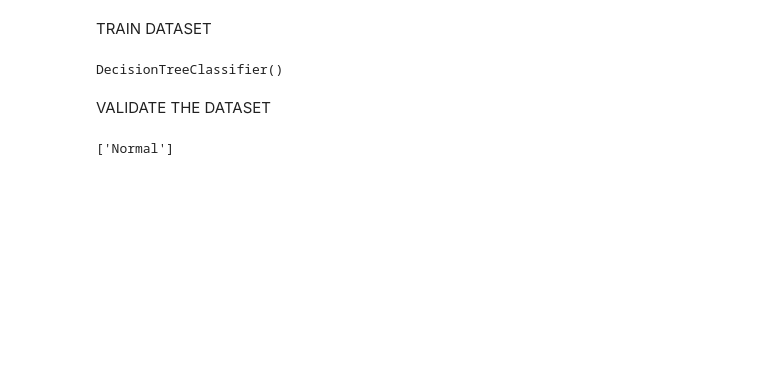
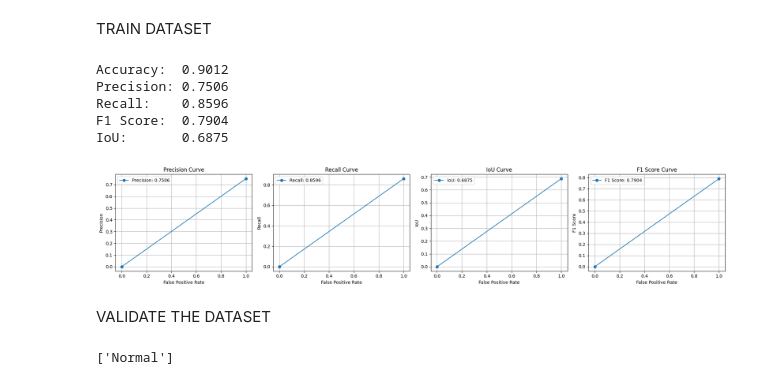
Before and after one commit to Kanak05/Hate-Speech-Classification, a Jupyter notebook: hate_speech.ipynb, the cells around one changed output. Saved outputs shown, nothing was run; the diff lists cells and outputs as text; code cells hidden in the pictures; blank space fills up the shorter version.

```diff
--- a/hate_speech.ipynb
+++ b/hate_speech.ipynb
@@ -104,11 +56,81 @@ y = np.array(data["labels"])
 cv = CountVectorizer()
 X = cv.fit_transform(x)
 X_train, X_test, y_train, y_test = train_test_split(X,y,test_size=0.33,random_state= 42)
+# from sklearn.tree import DecisionTreeClassifier
+# model = DecisionTreeClassifier(max_depth=20, class_weight='balanced', random_state=42)
 
-clf = DecisionTreeClassifier()
-clf.fit(X_train , y_train)
+from sklearn.linear_model import LogisticRegression
+model = LogisticRegression(class_weight='balanced', random_state=42)
+
+# from sklearn.naive_bayes import MultinomialNB
+# model = MultinomialNB()
+
+
+model.fit(X_train, y_train)
+y_pred = model.predict(X_test)
-# %% [output]
-DecisionTreeClassifier()
+# %%
+y_pred = model.predict(X_test)
+# %%
+from sklearn.metrics import classification_report, confusion_matrix, accuracy_score, precision_score, recall_score, f1_score
+import numpy as np
+import matplotlib.pyplot as plt
+
+# Performance Metrics
+accuracy = accuracy_score(y_test, y_pred)
+precision = precision_score(y_test, y_pred, average='macro')
+recall = recall_score(y_test, y_pred, average='macro')
+f1 = f1_score(y_test, y_pred, average='macro')
+
+# IoU Calculation (approximation)
+conf_mat = confusion_matrix(y_test, y_pred)
+intersection = np.diag(conf_mat)
+ground_truth = conf_mat.sum(axis=1)
+predicted = conf_mat.sum(axis=0)
+union = ground_truth + predicted - intersection
+iou = np.mean(intersection / union)
+
+# Display the metrics
+print(f"Accuracy:  {accuracy:.4f}")
+print(f"Precision: {precision:.4f}")
+print(f"Recall:    {recall:.4f}")
+print(f"F1 Score:  {f1:.4f}")
+print(f"IoU:       {iou:.4f}")
+# %% [output]
+Accuracy:  0.9012
+Precision: 0.7506
+Recall:    0.8596
+F1 Score:  0.7904
+IoU:       0.6875
+# %%
+#Plot metric curves (dummy FPR axis to mimic visual)
+fpr_dummy = [0, 1]
+
+def plot_metric_curve(metric_value, name):
+    plt.plot(fpr_dummy, [0, metric_value], label=f"{name}: {metric_value:.4f}", marker='o')
+    plt.xlabel("False Positive Rate")
+    plt.ylabel(name)
+    plt.title(f"{name} Curve")
+    plt.legend()
+    plt.grid(True)
+
+plt.figure(figsize=(20, 4))
+
+plt.subplot(1, 4, 1)
+plot_metric_curve(precision, "Precision")
+
+plt.subplot(1, 4, 2)
+plot_metric_curve(recall, "Recall")
+
+plt.subplot(1, 4, 3)
+plot_metric_curve(iou, "IoU")
+
+plt.subplot(1, 4, 4)
+plot_metric_curve(f1, "F1 Score")
+
+plt.tight_layout()
+plt.show()
+# %% [output]
+[figure, added]
 # %% [markdown]
 VALIDATE THE DATASET
 # %%
```
Also changed, not shown: parts of 11 cells of this notebook, 3 other files.
